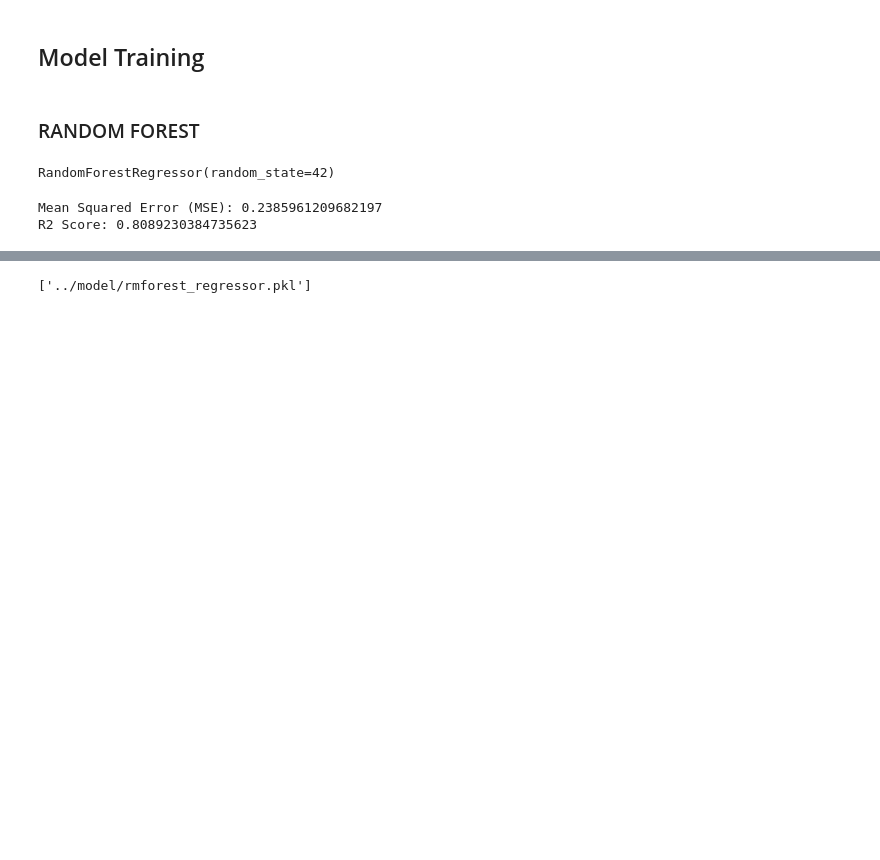
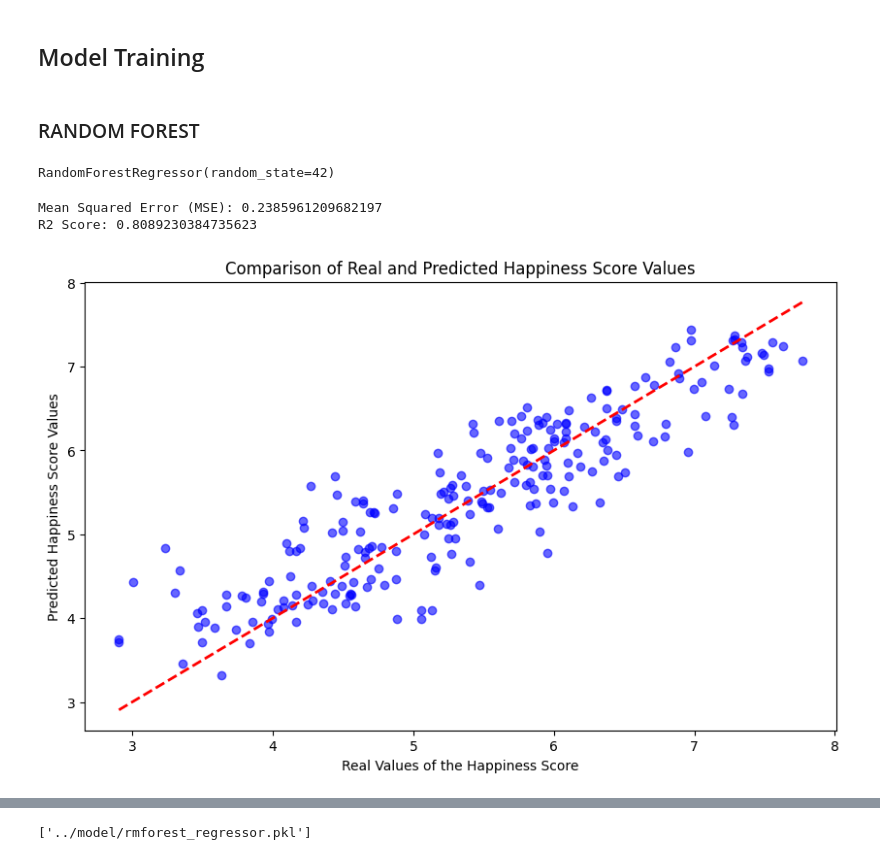
Before and after one commit to maria-clavijo/workshop_003_etl, a Jupyter notebook: notebooks/eda.ipynb, the cells around one changed output, grey strips where cells are left out. Cells and saved outputs as stored; diff of their text form; code cells hidden in the pictures; blank space fills up the shorter version.

```diff
--- a/notebooks/eda.ipynb
+++ b/notebooks/eda.ipynb
@@ -823,3 +823,15 @@ print("R2 Score:", r2)
 # %% [output]
 Mean Squared Error (MSE): 0.2385961209682197
 R2 Score: 0.8089230384735623
+# %%
+# scatterplot
+plt.figure(figsize=(10, 6))
+plt.scatter(y_test, y_pred, alpha=0.6, color='b')
+plt.plot([y_test.min(), y_test.max()], [y_test.min(), y_test.max()], 'r--', lw=2)
+
+plt.xlabel('Real Values of the Happiness Score')
+plt.ylabel('Predicted Happiness Score Values')
+plt.title('Comparison of Real and Predicted Happiness Score Values')
+plt.show()
+# %% [output]
+[figure, added]
```
Also changed, not shown: parts of 1 cell of this notebook.
